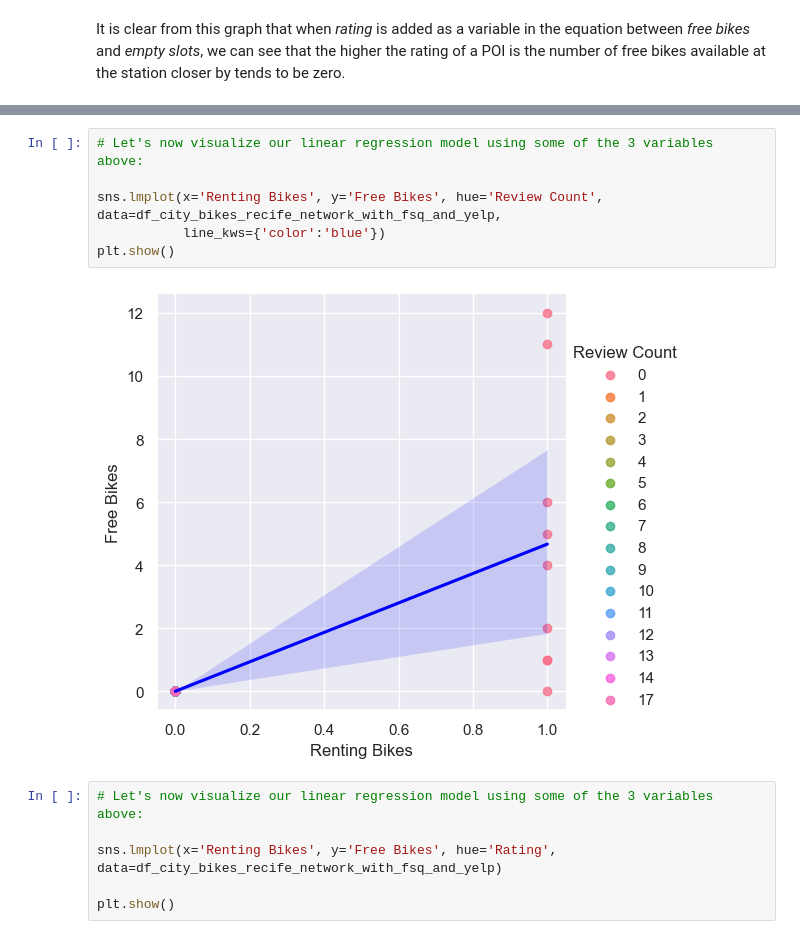
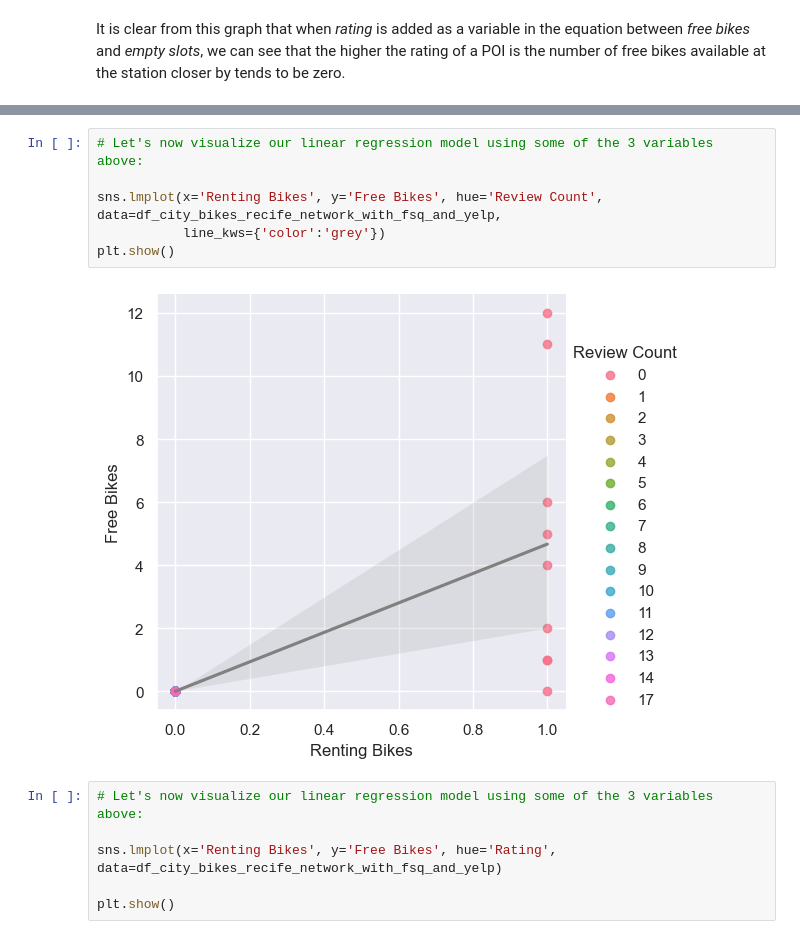
Before and after one commit to rafaelaqfc/Statistical-Modelling-Project, a Jupyter notebook: notebooks/model_building.ipynb, the cells around one changed output, grey strips where cells are left out. Cells and saved outputs as stored; diff of their text form.

```diff
--- a/notebooks/model_building.ipynb
+++ b/notebooks/model_building.ipynb
@@ -453,11 +453,11 @@ Notes:
 # %%
 # Let's now visualize our linear regression model using some of the 3 variables above:
 
 sns.lmplot(x='Renting Bikes', y='Free Bikes', hue='Review Count', data=df_city_bikes_recife_network_with_fsq_and_yelp,
-           line_kws={'color':'blue'})
+           line_kws={'color':'grey'})
 plt.show()
 # %% [output]
-[figure, old version]
+[figure, new version]
 # %%
 # Let's now visualize our linear regression model using some of the 3 variables above:
 
```
Also changed, not shown: parts of 8 cells of this notebook, 9 other files.
